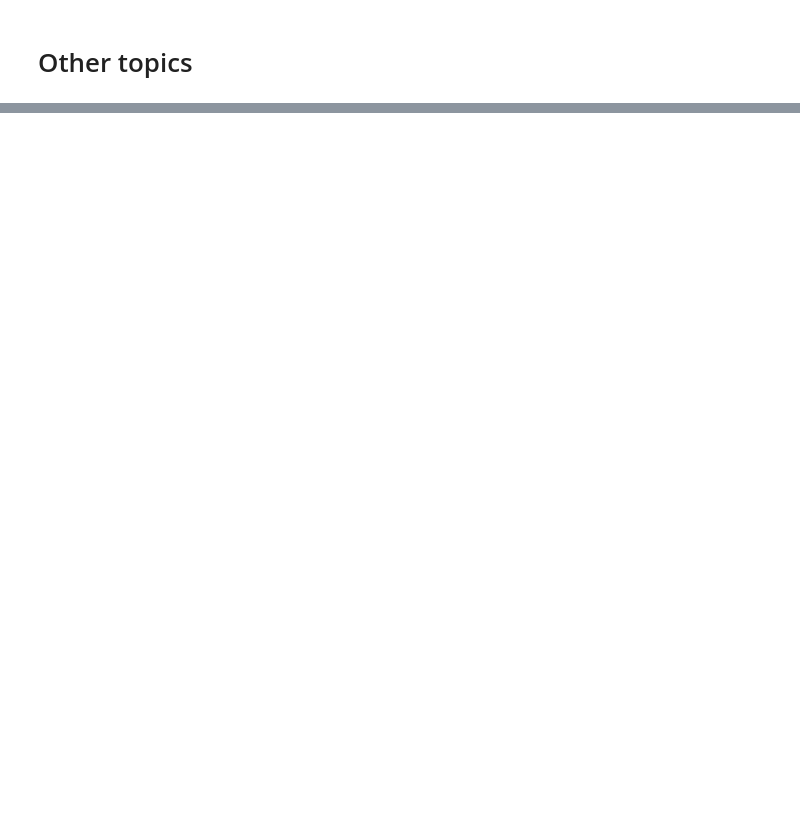
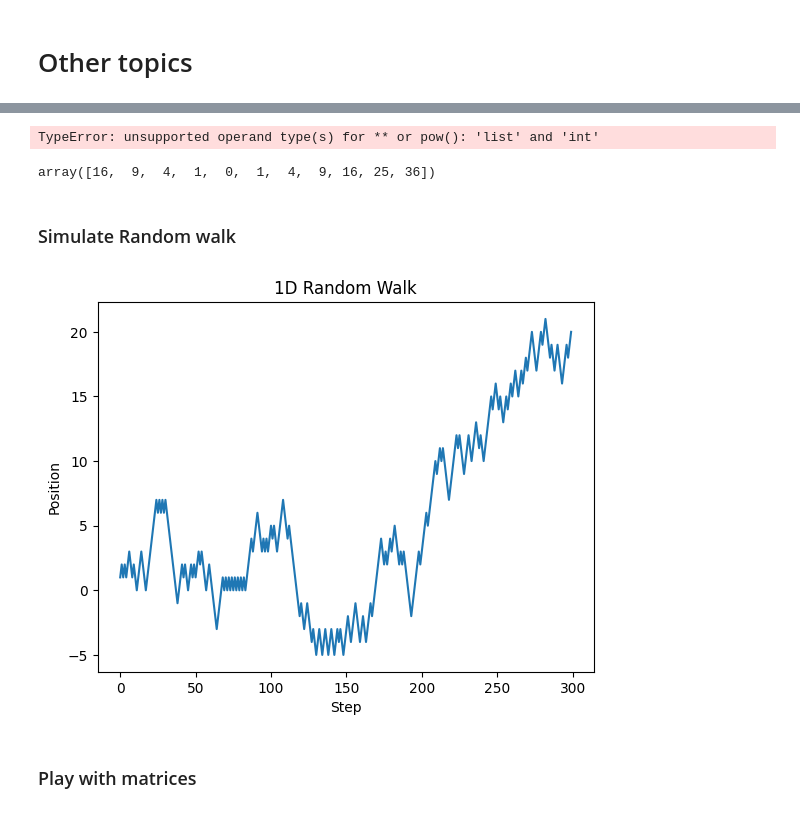
Before and after one commit to iesfsv/Data-Processing-in-Python, a Jupyter notebook: 03_week/03_Lecture_Numpy.ipynb, the cells around one changed output, grey strips where cells are left out. Drawn from its saved outputs; the diff is of its cells as text; code cells hidden in the pictures; blank space fills up the shorter version.

```diff
--- a/03_week/03_Lecture_Numpy.ipynb
+++ b/03_week/03_Lecture_Numpy.ipynb
@@ -404,0 +1002,25 @@ print(array1.mean())
+# %%
+poly_fun([-5, -4, -3, -2, -1, 0, 1, 2, 3, 4, 5]) # this is not vectorized
+# %% [output]
+TypeError: unsupported operand type(s) for ** or pow(): 'list' and 'int'
+# %%
+vectorized_func([-5, -4, -3, -2, -1, 0, 1, 2, 3, 4, 5])
+# %% [output]
+array([16,  9,  4,  1,  0,  1,  4,  9, 16, 25, 36])
+# %% [markdown]
+### Simulate Random walk
+# %%
+import matplotlib.pyplot as plt
+
+steps = np.random.choice([-1, 1], size=300) # random steps
+position = np.cumsum(steps) # cumulative sum of the steps
+
+plt.plot(position)
+plt.title("1D Random Walk")
+plt.xlabel("Step")
+plt.ylabel("Position")
+plt.show()
+# %% [output]
+[figure, added]
+# %% [markdown]
+### Play with matrices
```
Also changed, not shown: parts of 133 cells of this notebook, 4 other files.
